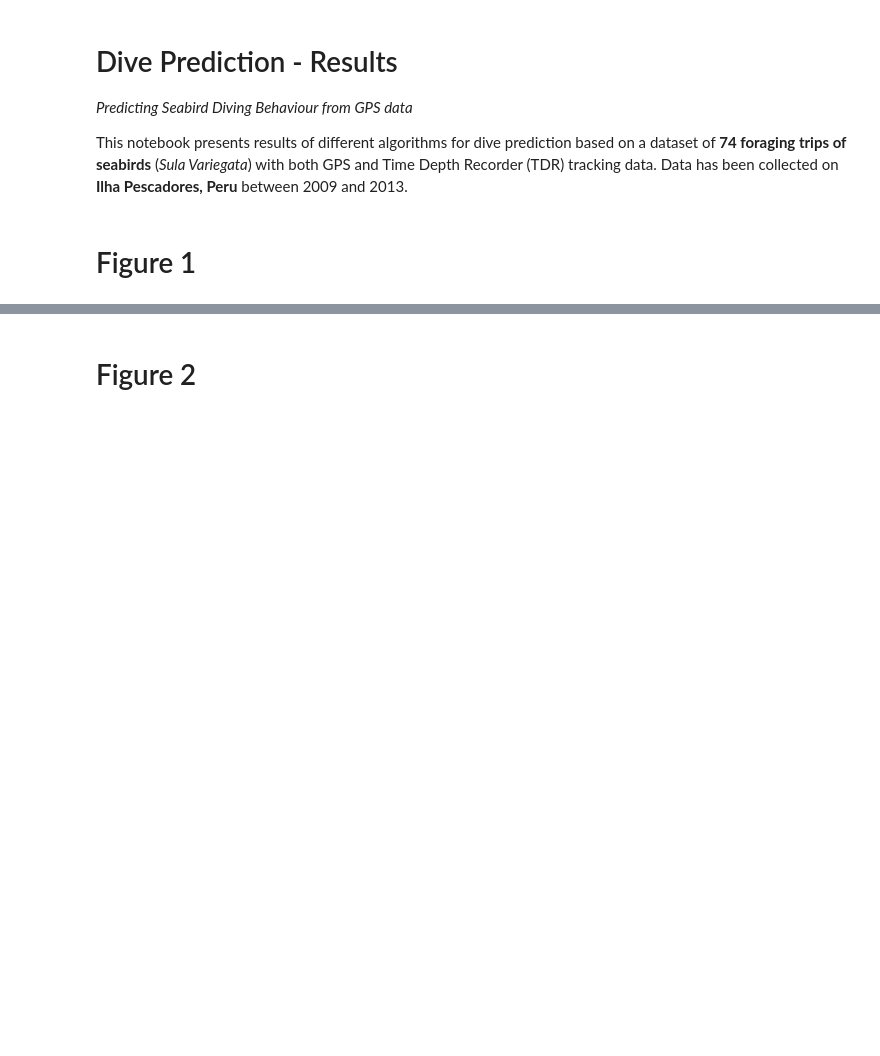
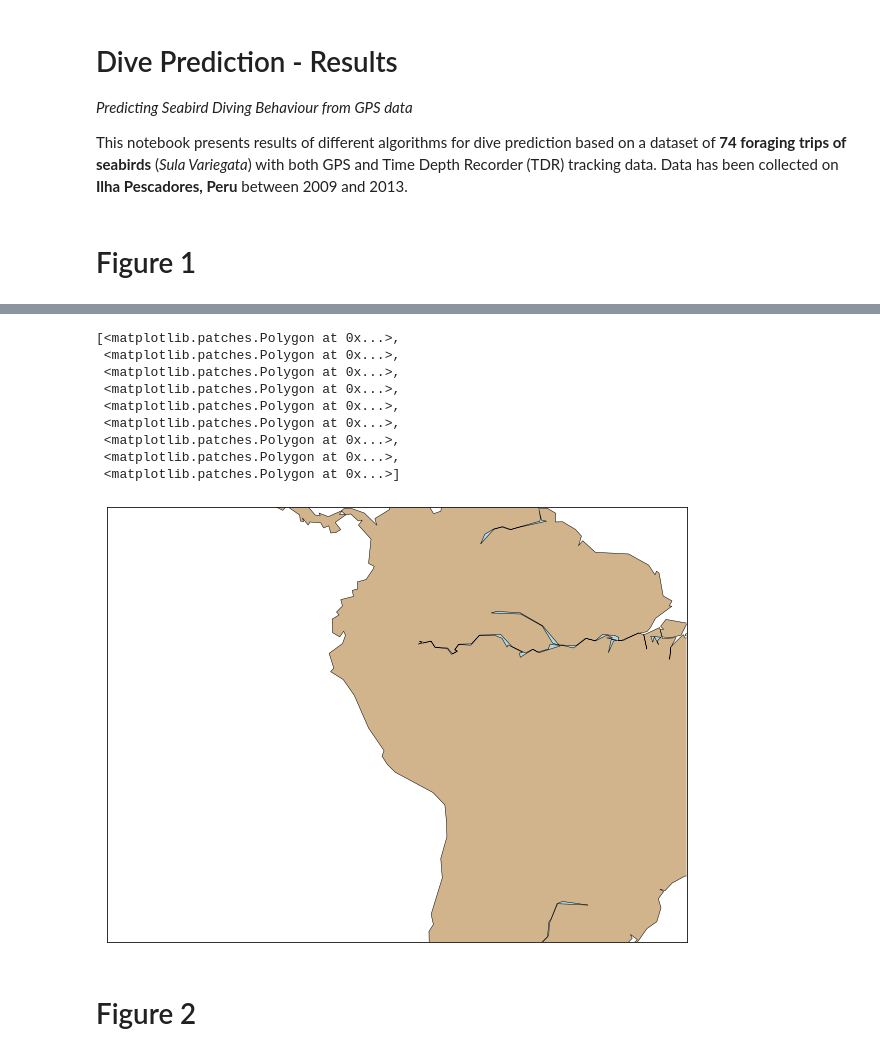
Before and after one commit to AmedeeRoy/BirdDL, a Jupyter notebook: dive_prediction_results.ipynb, the cells around one changed output, grey strips where cells are left out. Saved outputs shown, nothing was run; the diff lists cells and outputs as text; code cells hidden in the pictures; blank space fills up the shorter version.

```diff
--- a/dive_prediction_results.ipynb
+++ b/dive_prediction_results.ipynb
@@ -129,3 +165,27 @@ for a in ax.flat:
+# %%
+fig = plt.figure(num=None, figsize=(12, 8) )
+m = Basemap(width=6000000,height=4500000,resolution='c',projection='aea',
+            lat_1=-12, lat_2=-10, lon_0=-75,lat_0=-11)
+m.drawcoastlines(linewidth=0.5)
+m.fillcontinents(color='tan',lake_color='lightblue')
+# draw parallels and meridians.
+# m.drawparallels(np.arange(-90.,91.,15.),labels=[True,True,False,False],dashes=[2,2])
+# m.drawmeridians(np.arange(-180.,181.,15.),labels=[False,False,False,True],dashes=[2,2])
+# m.drawmapboundary(fill_color='lightblue')
+# m.drawcountries(linewidth=2, linestyle='solid', color='k' )
+# m.drawstates(linewidth=0.5, linestyle='solid', color='k')
+# m.drawrivers(linewidth=0.5, linestyle='solid', color='blue')
+# %% [output]
+[<matplotlib.patches.Polygon at 0x...>,
+ <matplotlib.patches.Polygon at 0x...>,
+ <matplotlib.patches.Polygon at 0x...>,
+ <matplotlib.patches.Polygon at 0x...>,
+ <matplotlib.patches.Polygon at 0x...>,
+ <matplotlib.patches.Polygon at 0x...>,
+ <matplotlib.patches.Polygon at 0x...>,
+ <matplotlib.patches.Polygon at 0x...>,
+ <matplotlib.patches.Polygon at 0x...>]
+[figure, added]
 # %% [markdown]
 # Figure 2
 # %%
```
Also changed, not shown: parts of 13 cells of this notebook, 20 other files.
